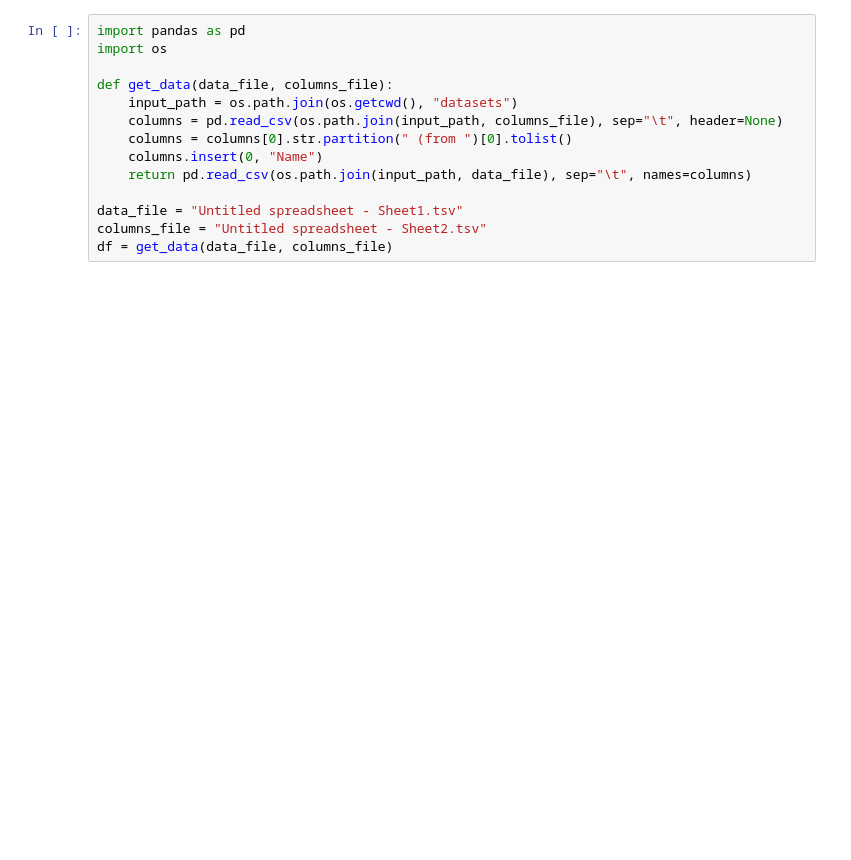
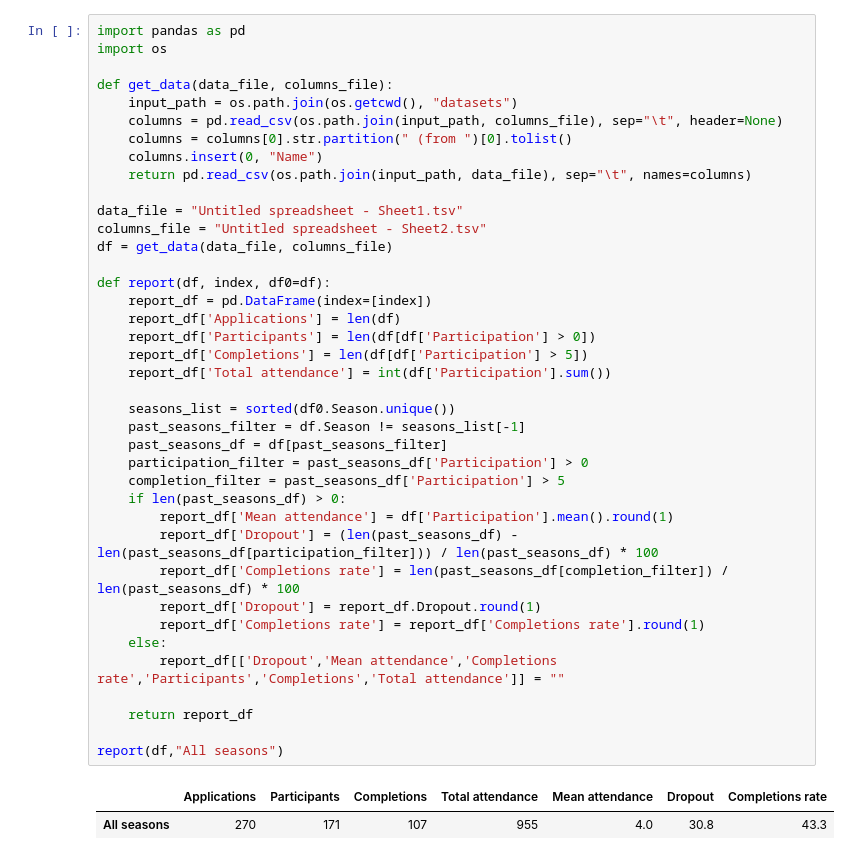
Before and after one commit to GPT-4I/evals, a Jupyter notebook: data.ipynb, the cells around one changed output. Drawn from its saved outputs; the diff is of its cells as text; blank space fills up the shorter version.

```diff
--- a/data.ipynb
+++ b/data.ipynb
@@ -1,14 +1,42 @@
 # %%
 import pandas as pd
 import os
 
 def get_data(data_file, columns_file):
     input_path = os.path.join(os.getcwd(), "datasets")
     columns = pd.read_csv(os.path.join(input_path, columns_file), sep="\t", header=None)
     columns = columns[0].str.partition(" (from ")[0].tolist()
     columns.insert(0, "Name")
     return pd.read_csv(os.path.join(input_path, data_file), sep="\t", names=columns)
 
 data_file = "Untitled spreadsheet - Sheet1.tsv"
 columns_file = "Untitled spreadsheet - Sheet2.tsv"
 df = get_data(data_file, columns_file)
+
+def report(df, index, df0=df):
+    report_df = pd.DataFrame(index=[index])
+    report_df['Applications'] = len(df)
+    report_df['Participants'] = len(df[df['Participation'] > 0])
+    report_df['Completions'] = len(df[df['Participation'] > 5])
+    report_df['Total attendance'] = int(df['Participation'].sum())
+
+    seasons_list = sorted(df0.Season.unique())
+    past_seasons_filter = df.Season != seasons_list[-1]
+    past_seasons_df = df[past_seasons_filter]
+    participation_filter = past_seasons_df['Participation'] > 0
+    completion_filter = past_seasons_df['Participation'] > 5
+    if len(past_seasons_df) > 0:
+        report_df['Mean attendance'] = df['Participation'].mean().round(1)
+        report_df['Dropout'] = (len(past_seasons_df) - len(past_seasons_df[participation_filter])) / len(past_seasons_df) * 100
+        report_df['Completions rate'] = len(past_seasons_df[completion_filter]) / len(past_seasons_df) * 100
+        report_df['Dropout'] = report_df.Dropout.round(1)
+        report_df['Completions rate'] = report_df['Completions rate'].round(1)
+    else:
+        report_df[['Dropout','Mean attendance','Completions rate','Participants','Completions','Total attendance']] = ""
+
+    return report_df
+
+report(df,"All seasons")
+# %% [output]
+|  | Applications | Participants | Completions | Total attendance | Mean attendance | Dropout | Completions rate |
+| All seasons | 270 | 171 | 107 | 955 | 4.0 | 30.8 | 43.3 |
```
Also changed, not shown: parts of 10 cells of this notebook.
